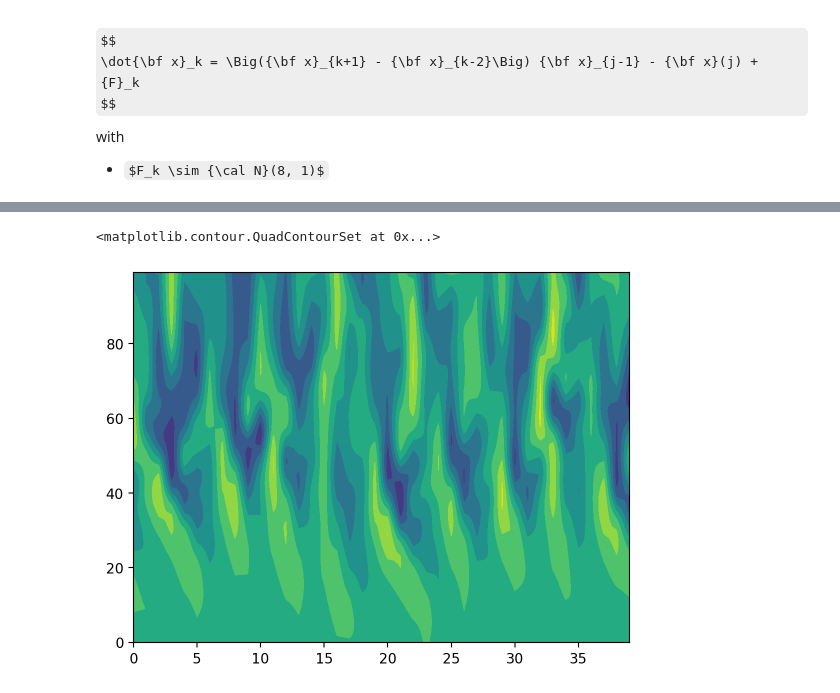
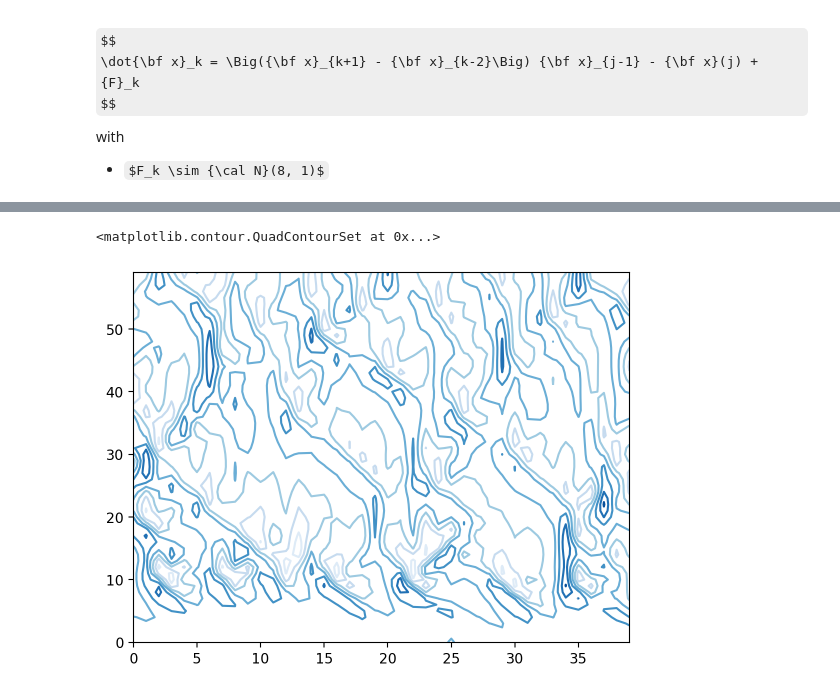
Before and after one commit to gerdm/weighted-likelihood-filter, a Jupyter notebook: experiments/ensemble-kf.ipynb, the cells around one changed output, grey strips where cells are left out. Drawn from its saved outputs; the diff is of its cells as text; code cells hidden in the pictures; some formulas as TeX source.

```diff
--- a/experiments/ensemble-kf.ipynb
+++ b/experiments/ensemble-kf.ipynb
@@ -32,10 +43,14 @@ beta = 8./3
 rho = 28.
 
 
-def f(state, t, *args):
-  x, y, z = state
-  return jnp.array([sigma * (y - x), x * (rho - z) - y, x * y - beta * z])
+def f(state, t):
+    x, y, z = state
+    xdot = sigma * (y - x)
+    ydot = x * (rho - z) - y
+    zdot = x * y - beta * z
+    return jnp.array([xdot, ydot, zdot])
 
+y0 = jnp.ones(3)
 N = 5_000
 ys = jnp.zeros((N,) + y0.shape)
 ys = ys.at[0].set(y0)
@@ -60,10 +73,13 @@ from functools import partial
 # %%
 D = 40
+F = 8.0
 ixs = jnp.arange(D)
 
 key = jax.random.PRNGKey(31415)
-key_init, key_sim = jax.random.split(key)
-x0 = 8.0 + jax.random.uniform(key_init, (D,))
+key_init, key_sim, key_eval = jax.random.split(key, 3)
+x0 = 8.0 + jax.random.normal(key_init, (D,))
+
+key_state, key_measurement = jax.random.split(key_sim)
 # %%
 @partial(jax.vmap, in_axes=(None, 0))
 def fcoord(x, k):
@@ -71,12 +87,14 @@ def fcoord(x, k):
     return xdot
 
 def f(x, t, *args):
-    keyt = jax.random.fold_in(key_sim, t)
-    F = jax.random.normal(keyt, shape=(D,))
+    keyt = jax.random.fold_in(key_state, t)
+    F = jax.random.normal(keyt, shape=(D,)) * jnp.sqrt(0.05)
     xdot = fcoord(x, ixs) + F + 8.0
     return xdot
 # %%
-N = 100
+N = 60
+dt = 0.05
 xs = jnp.zeros((N,) + x0.shape)
 xs = xs.at[0].set(x0)
-xs = rk4(xs, 0.01, N, f)
+xs = rk4(xs, dt, N, f)
+ys = xs + jax.random.normal(key_measurement, xs.shape)
@@ -83,8 +110,8 @@ xs = rk4(xs, 0.01, N, f)
 # %%
-plt.contourf(xs)
+plt.contour(xs, cmap="Blues")
 # %% [output]
 <matplotlib.contour.QuadContourSet at 0x...>
-[figure, old version]
+[figure, new version]
 # %%
 # Plot the first three variables
 fig = plt.figure()
```
Also changed, not shown: parts of 13 cells of this notebook.
